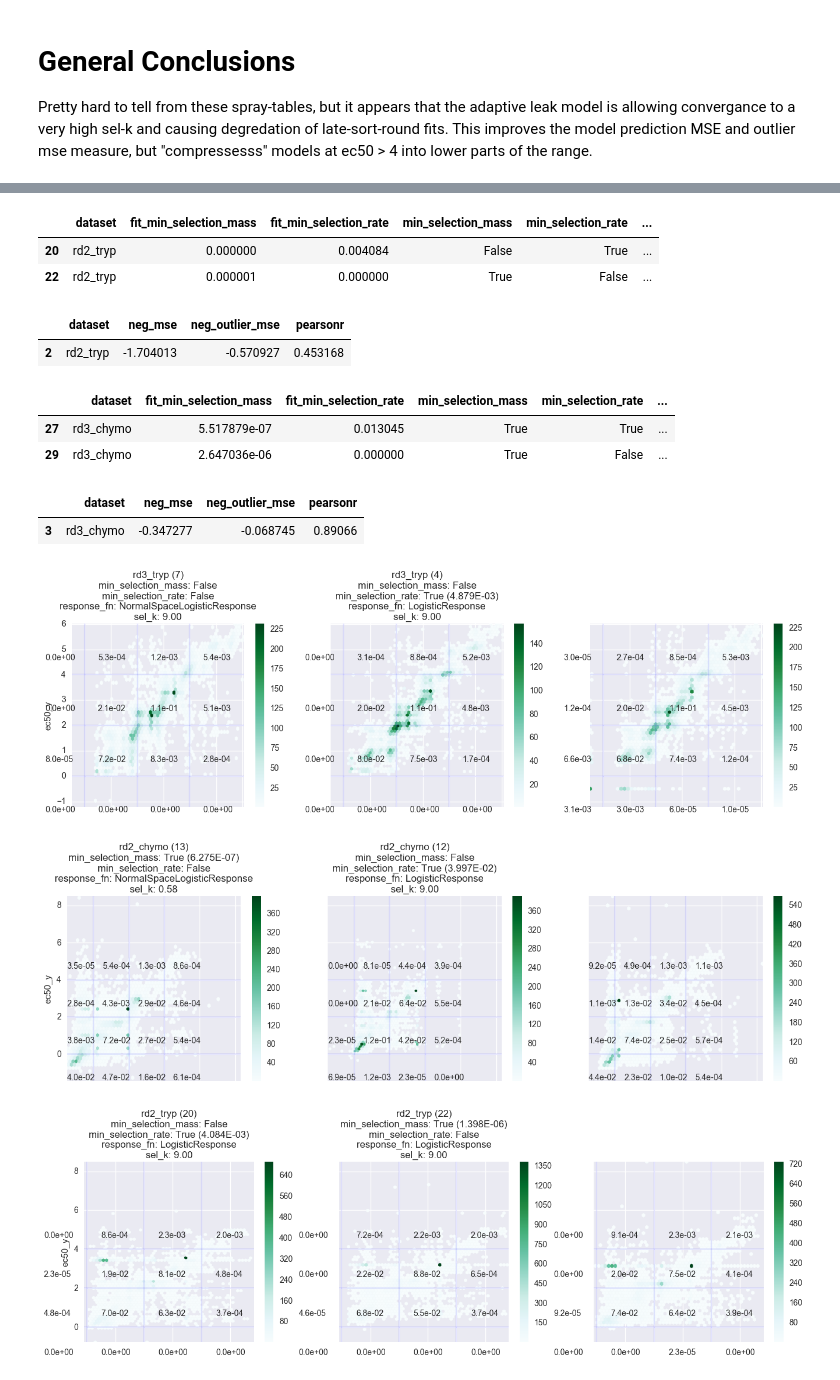
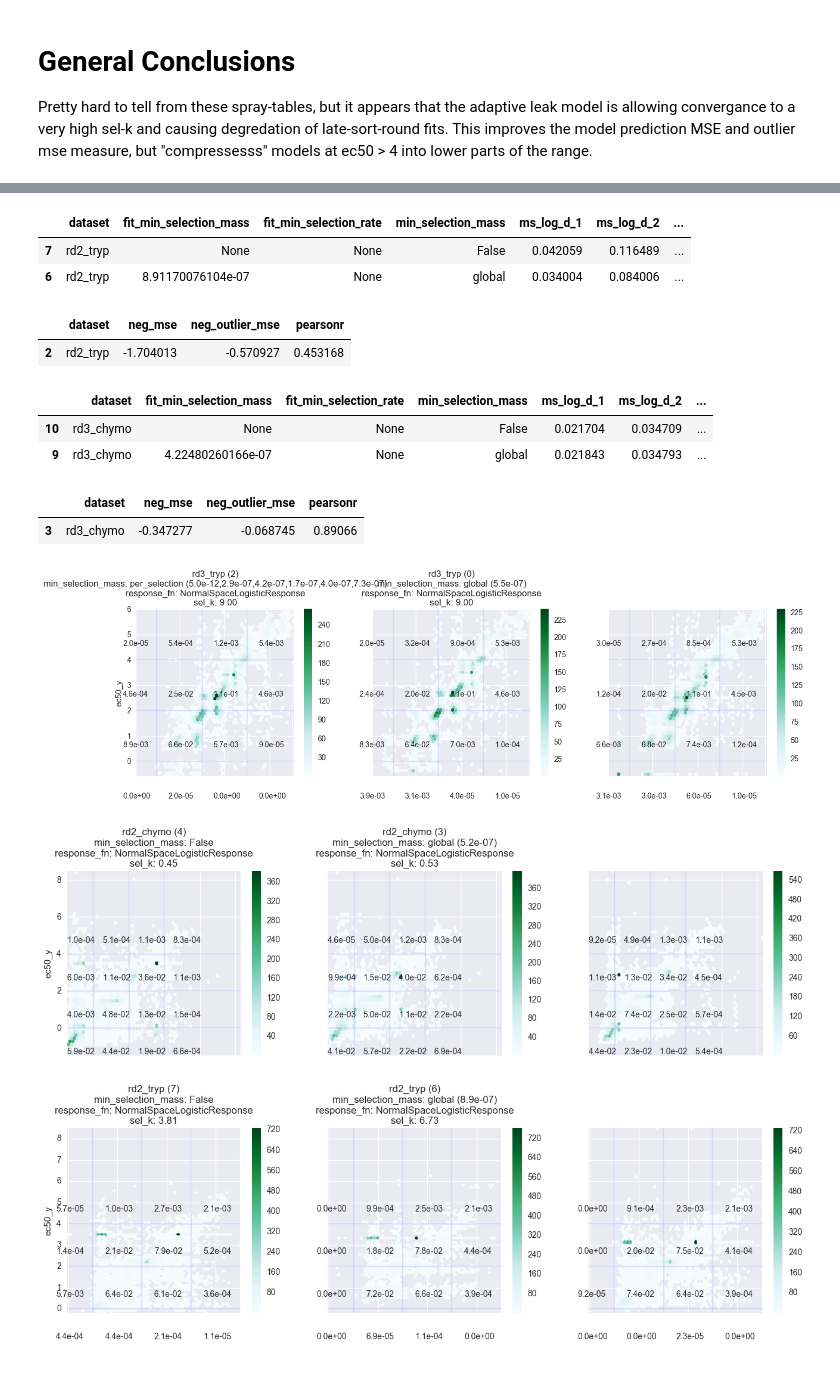
Before and after one commit to asford/protease_experimental_analysis, a Jupyter notebook: workspace/replicate_analysis_analysis.ipynb, the cells around one changed output, grey strips where cells are left out. Cells and saved outputs as stored; diff of their text form; code cells hidden in the pictures.

Commit message:
Add per-round homogenous leak model to protease_sequencing_model.

```diff
--- a/workspace/replicate_analysis_analysis.ipynb
+++ b/workspace/replicate_analysis_analysis.ipynb
@@ -106,7 +106,7 @@ eval_records = [
         dict(param_set),
         dict(dataset=dataset),
         {
-            "fit_" + v : float(model_results[(dataset, param_set)]["params"].get(v, 0))
+            "fit_" + v : model_results[(dataset, param_set)]["params"].get(v, None)
             for v in ("min_selection_mass", "min_selection_rate")
         },
         { "sel_k" : float(model_results[(dataset, param_set)]["params"]["sel_k"]) },
@@ -121,7 +121,7 @@ eval_records = [
 
 eval_records = pandas.DataFrame.from_records(eval_records)
 
-eval_records["sum_ms_log_d"] = eval_records[["ms_log_d_%s" % i for i in range(1, 7)]].sum(axis=1)
+eval_records["neg_sum_ms_log_d"] = -eval_records[["ms_log_d_%s" % i for i in range(1, 7)]].sum(axis=1)
 # %%
 grockin_eval_records = pandas.DataFrame.from_records([
     merge(
@@ -218,7 +215,8 @@ def plot_eval_pair(ax, idx):
     title = ["%s (%i)" % (dataset, idx)]
     for k in sorted(params):
         if k in fit_params:
-            title.append("%s: %s (%.3E)" % (k, params[k], fit_params[k]))
+            p = numpy.atleast_1d(fit_params[k])
+            title.append("%s: %s (%s)" % (k, params[k], ",".join("%.1e" % f for f in p)))
         else:
             title.append("%s: %s" % (k, params[k]))
     title.append("sel_k: %.2f" % fit_params["sel_k"])
@@ -255,6 +253,6 @@ def plot_single(idx=ipyw.IntSlider(min=min(eval_records.index.values), max=max(e
 # %%
 @ipyw.interact
-def display_records(metric = list(model_evaluations) + ["sum_ms_log_d"]):
+def display_records(metric = list(model_param_evaluations) + ["sum_ms_log_d"]):
 
     for dataset in list(pandas.unique(eval_records["dataset"])):
 
@@ -289,15 +287,15 @@ def display_records(metric = list(model_evaluations) + ["sum_ms_log_d"]):
 |  | dataset | neg_mse | neg_outlier_mse | pearsonr |
 | 1 | rd2_chymo | -1.761397 | -0.686568 | 0.583877 |
-|  | dataset | fit_min_selection_mass | fit_min_selection_rate | min_selection_mass | min_selection_rate | ... |
-| 20 | rd2_tryp | 0.000000 | 0.004084 | False | True | ... |
-| 22 | rd2_tryp | 0.000001 | 0.000000 | True | False | ... |
+|  | dataset | fit_min_selection_mass | fit_min_selection_rate | min_selection_mass | ms_log_d_1 | ms_log_d_2 | ... |
+| 7 | rd2_tryp | None | None | False | 0.042059 | 0.116489 | ... |
+| 6 | rd2_tryp | 8.91170076104e-07 | None | global | 0.034004 | 0.084006 | ... |
 |  | dataset | neg_mse | neg_outlier_mse | pearsonr |
 | 2 | rd2_tryp | -1.704013 | -0.570927 | 0.453168 |
-|  | dataset | fit_min_selection_mass | fit_min_selection_rate | min_selection_mass | min_selection_rate | ... |
-| 27 | rd3_chymo | 5.517879e-07 | 0.013045 | True | True | ... |
-| 29 | rd3_chymo | 2.647036e-06 | 0.000000 | True | False | ... |
+|  | dataset | fit_min_selection_mass | fit_min_selection_rate | min_selection_mass | ms_log_d_1 | ms_log_d_2 | ... |
+| 10 | rd3_chymo | None | None | False | 0.021704 | 0.034709 | ... |
+| 9 | rd3_chymo | 4.22480260166e-07 | None | global | 0.021843 | 0.034793 | ... |
 |  | dataset | neg_mse | neg_outlier_mse | pearsonr |
 | 3 | rd3_chymo | -0.347277 | -0.068745 | 0.89066 |
-[figure, old version]
+[figure, new version]
-[figure, old version]
+[figure, new version]
-[figure, old version]
+[figure, new version]
```
Also changed, not shown: parts of 6 cells of this notebook, 2 other files.
